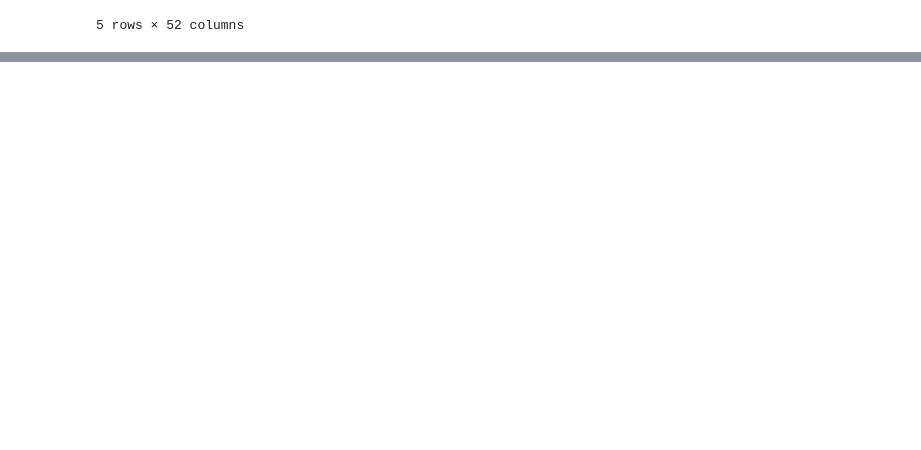
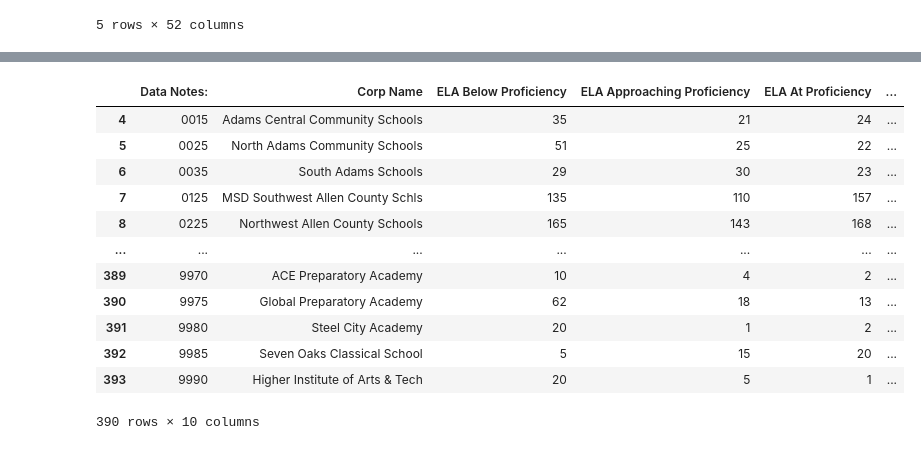
Before and after one commit to RachTheRad/SoIN_Housing_Analysis, a Jupyter notebook: HA_Cap_NB2.ipynb, the cells around one changed output, grey strips where cells are left out. Drawn from its saved outputs; the diff is of its cells as text; code cells hidden in the pictures; blank space fills up the shorter version.

```diff
--- a/HA_Cap_NB2.ipynb
+++ b/HA_Cap_NB2.ipynb
@@ -44,0 +108,18 @@ ela_copy
+# %%
+#dropping first row
+ela_copy.drop(index=ela_copy.index[0], axis=0, inplace=True)
+ela_copy
+# %% [output]
+|  | Data Notes: | Corp Name | ELA Below Proficiency | ELA Approaching Proficiency | ELA At Proficiency | ... |
+| 4 | 0015 | Adams Central Community Schools | 35 | 21 | 24 | ... |
+| 5 | 0025 | North Adams Community Schools | 51 | 25 | 22 | ... |
+| 6 | 0035 | South Adams Schools | 29 | 30 | 23 | ... |
+| 7 | 0125 | MSD Southwest Allen County Schls | 135 | 110 | 157 | ... |
+| 8 | 0225 | Northwest Allen County Schools | 165 | 143 | 168 | ... |
+| ... | ... | ... | ... | ... | ... | ... |
+| 389 | 9970 | ACE Preparatory Academy | 10 | 4 | 2 | ... |
+| 390 | 9975 | Global Preparatory Academy | 62 | 18 | 13 | ... |
+| 391 | 9980 | Steel City Academy | 20 | 1 | 2 | ... |
+| 392 | 9985 | Seven Oaks Classical School | 5 | 15 | 20 | ... |
+| 393 | 9990 | Higher Institute of Arts & Tech | 20 | 5 | 1 | ... |
+390 rows × 10 columns
```
Also changed, not shown: parts of 20 cells of this notebook.
